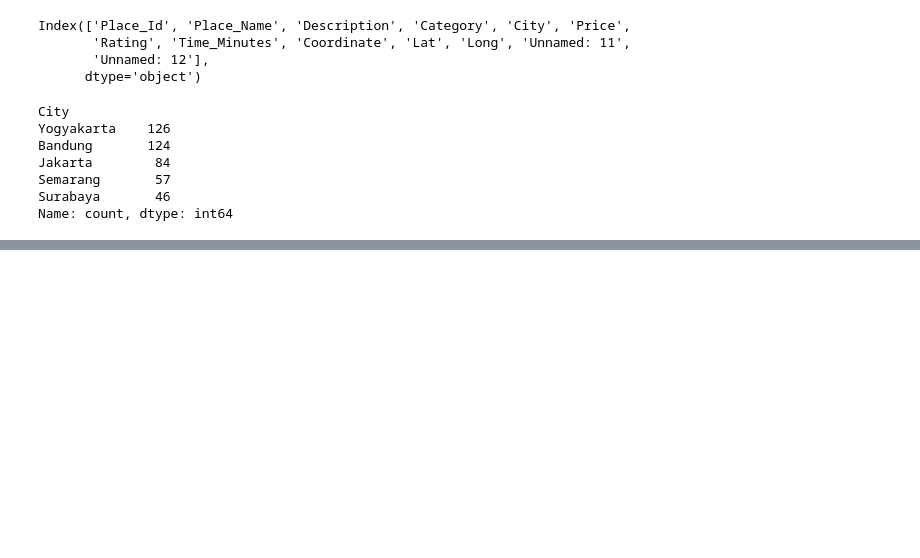
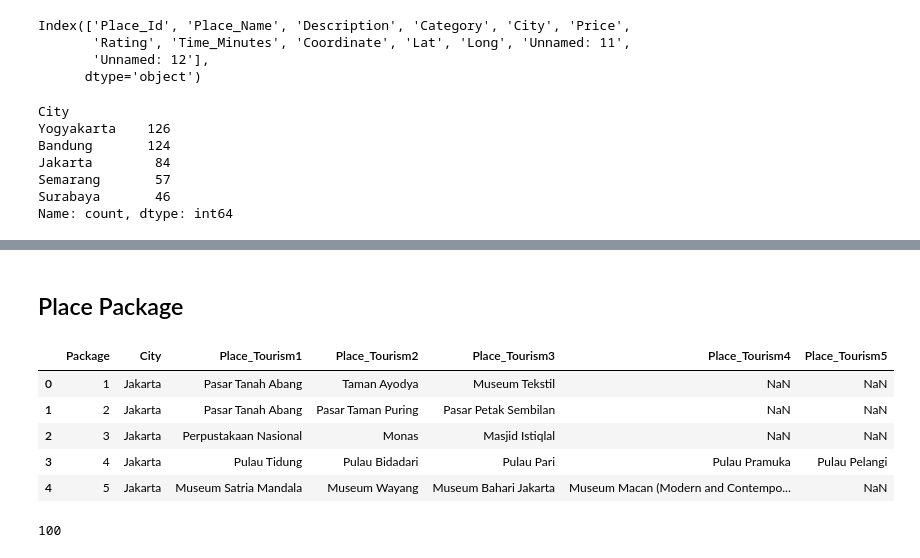
Before and after one commit to TemanWisata/supabase-python-seeder, a Jupyter notebook: seeder.ipynb, the cells around one changed output, grey strips where cells are left out. Saved outputs shown, nothing was run; the diff lists cells and outputs as text; code cells hidden in the pictures; blank space fills up the shorter version.

```diff
--- a/seeder.ipynb
+++ b/seeder.ipynb
@@ -139,10 +144,10 @@ Surabaya       46
 Name: count, dtype: int64
 # %%
 city_province_mapping = {
-    "Jakarta" : "Jakarta",
-    "Bandung" : "Jawa Barat",
-    "Yogyakarta" : "Yogyakarta",
-    "Surabaya" : "Jawa Timur",
-    "Semarang" : "Jawa Tengah"
+    "Jakarta": "Jakarta",
+    "Bandung": "Jawa Barat",
+    "Yogyakarta": "Yogyakarta",
+    "Surabaya": "Jawa Timur",
+    "Semarang": "Jawa Tengah",
 }
 # %%
@@ -190,0 +230,15 @@ with open("supabase/seeder/place.sql", "w") as f:
+# %% [markdown]
+## Place Package
+# %%
+df['package_tourism'].head()
+# %% [output]
+|  | Package | City | Place_Tourism1 | Place_Tourism2 | Place_Tourism3 | Place_Tourism4 | Place_Tourism5 |
+| 0 | 1 | Jakarta | Pasar Tanah Abang | Taman Ayodya | Museum Tekstil | NaN | NaN |
+| 1 | 2 | Jakarta | Pasar Tanah Abang | Pasar Taman Puring | Pasar Petak Sembilan | NaN | NaN |
+| 2 | 3 | Jakarta | Perpustakaan Nasional | Monas | Masjid Istiqlal | NaN | NaN |
+| 3 | 4 | Jakarta | Pulau Tidung | Pulau Bidadari | Pulau Pari | Pulau Pramuka | Pulau Pelangi |
+| 4 | 5 | Jakarta | Museum Satria Mandala | Museum Wayang | Museum Bahari Jakarta | Museum Macan (Modern and Contempo... | NaN |
+# %%
+len(df['package_tourism'])
+# %% [output]
+100
```
Also changed, not shown: parts of 37 cells of this notebook, 5 other files.
